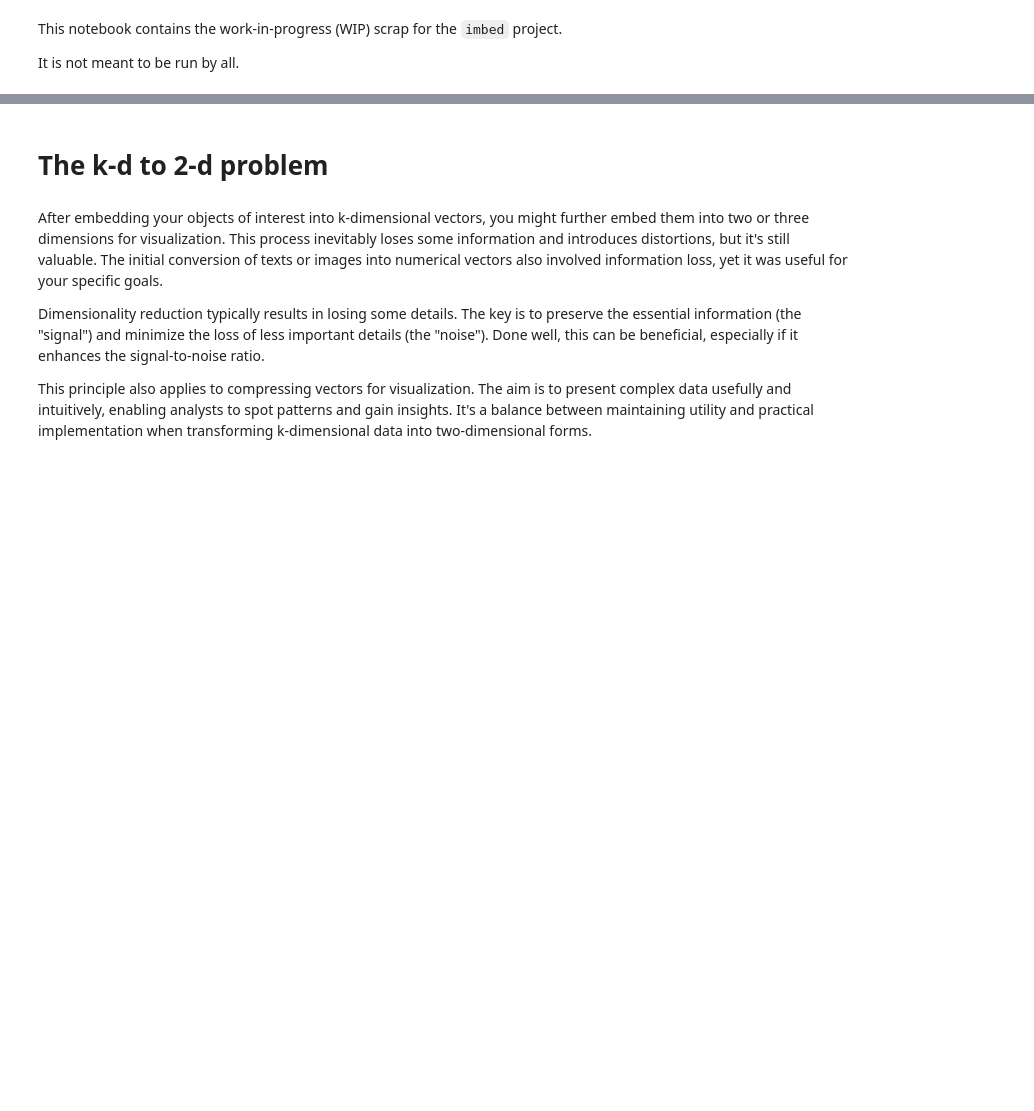
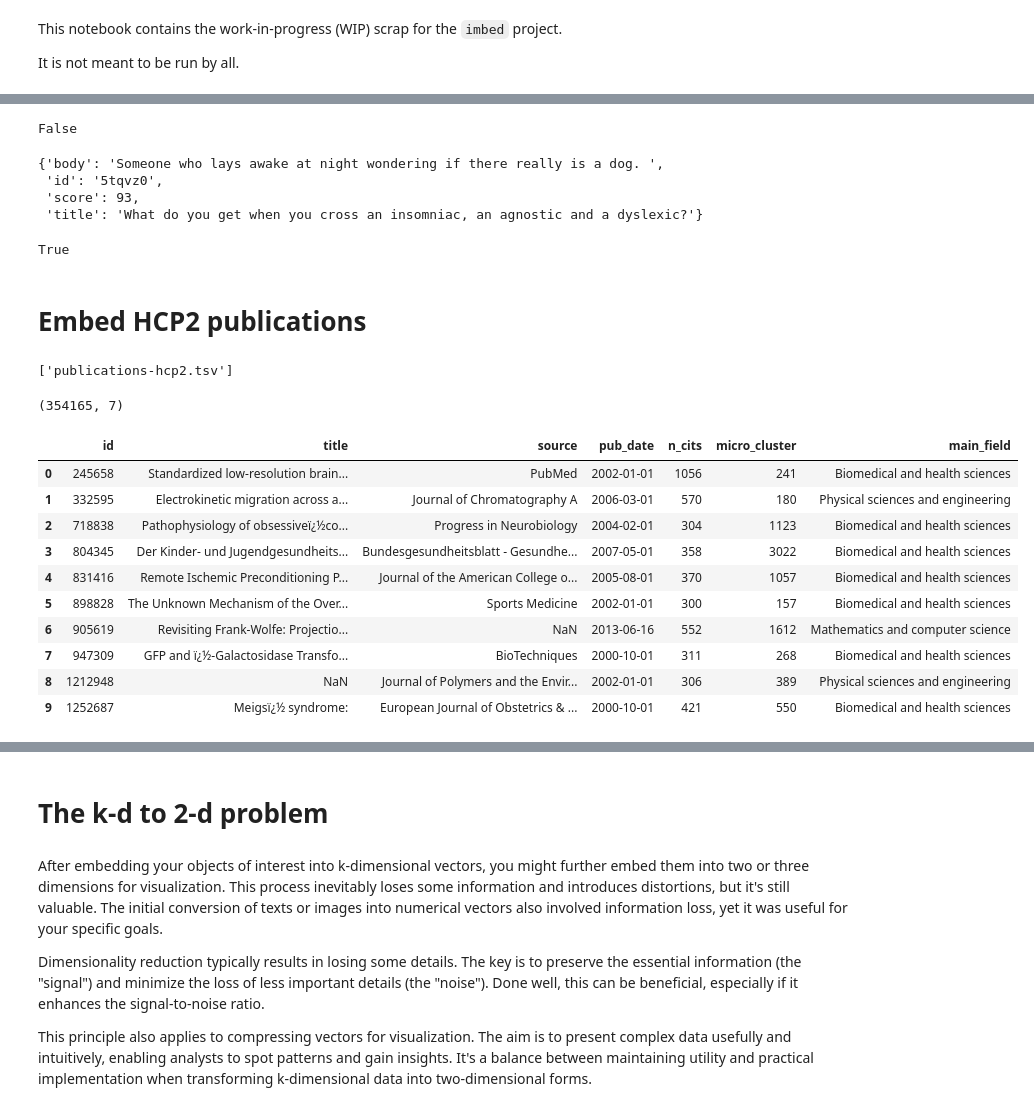
Before and after one commit to thorwhalen/imbed, a Jupyter notebook: misc/imbed_wip.ipynb, the cells around one changed output, grey strips where cells are left out. Saved outputs shown, nothing was run; the diff lists cells and outputs as text; code cells hidden in the pictures; blank space fills up the shorter version.

```diff
--- a/misc/imbed_wip.ipynb
+++ b/misc/imbed_wip.ipynb
@@ -4,0 +68,52 @@ It is not meant to be run by all.
+# %%
+import numpy as np
+
+a = np.array(cumul)
+aa = np.array(cumul2)
+
+np.allclose(a, aa, rtol=1e-4, atol=1e-3)
+# %% [output]
+False
+# %%
+jokes[500]
+# %% [output]
+{'body': 'Someone who lays awake at night wondering if there really is a dog. ',
+ 'id': '5tqvz0',
+ 'score': 93,
+ 'title': 'What do you get when you cross an insomniac, an agnostic and a dyslexic?'}
+# %%
+from typing import Iterable, Iterator
+isinstance(g, Iterable)
+# %% [output]
+True
+# %% [markdown]
+# Embed HCP2 publications
+# %%
+from dol import FilesOfZip
+
+
+zipfile = '/Users/thorwhalen/Downloads/publications-hcp2.tsv.zip'
+s = FilesOfZip(zipfile)
+list(s)
+# %% [output]
+['publications-hcp2.tsv']
+# %%
+import pandas as pd
+import io
+
+df = pd.read_csv(io.BytesIO(s['publications-hcp2.tsv']), sep='\t', encoding='latin-1' )
+print(f"{df.shape}")
+df.head(10)
+# %% [output]
+(354165, 7)
+|  | id | title | source | pub_date | n_cits | micro_cluster | main_field |
+| 0 | 245658 | Standardized low-resolution brain... | PubMed | 2002-01-01 | 1056 | 241 | Biomedical and health sciences |
+| 1 | 332595 | Electrokinetic migration across a... | Journal of Chromatography A | 2006-03-01 | 570 | 180 | Physical sciences and engineering |
+| 2 | 718838 | Pathophysiology of obsessiveï¿½co... | Progress in Neurobiology | 2004-02-01 | 304 | 1123 | Biomedical and health sciences |
+| 3 | 804345 | Der Kinder- und Jugendgesundheits... | Bundesgesundheitsblatt - Gesundhe... | 2007-05-01 | 358 | 3022 | Biomedical and health sciences |
+| 4 | 831416 | Remote Ischemic Preconditioning P... | Journal of the American College o... | 2005-08-01 | 370 | 1057 | Biomedical and health sciences |
+| 5 | 898828 | The Unknown Mechanism of the Over... | Sports Medicine | 2002-01-01 | 300 | 157 | Biomedical and health sciences |
+| 6 | 905619 | Revisiting Frank-Wolfe: Projectio... | NaN | 2013-06-16 | 552 | 1612 | Mathematics and computer science |
+| 7 | 947309 | GFP and ï¿½-Galactosidase Transfo... | BioTechniques | 2000-10-01 | 311 | 268 | Biomedical and health sciences |
+| 8 | 1212948 | NaN | Journal of Polymers and the Envir... | 2002-01-01 | 306 | 389 | Physical sciences and engineering |
+| 9 | 1252687 | Meigsï¿½ syndrome: | European Journal of Obstetrics & ... | 2000-10-01 | 421 | 550 | Biomedical and health sciences |
```
Also changed, not shown: parts of 18 cells of this notebook, 3 other files.
